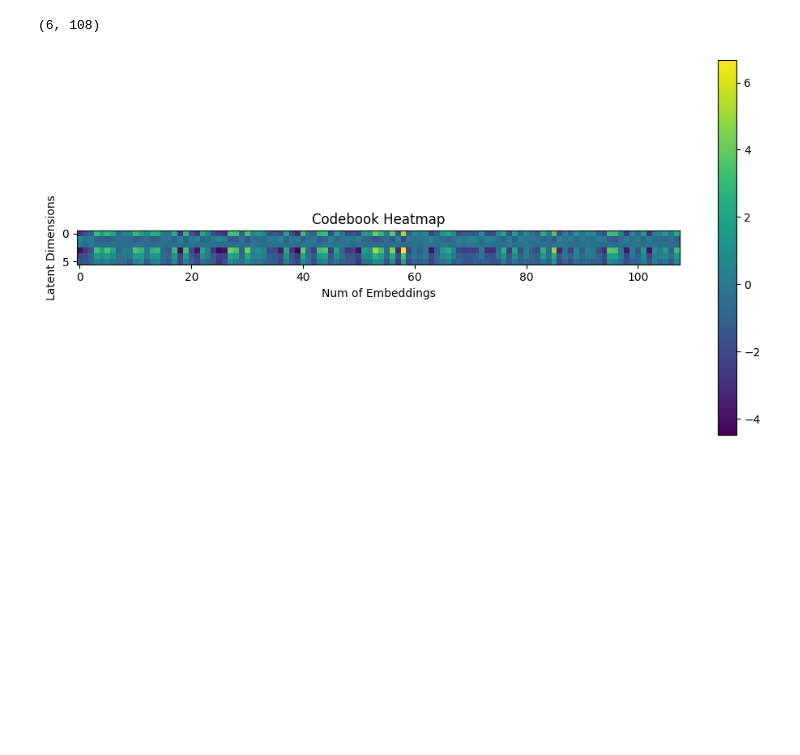
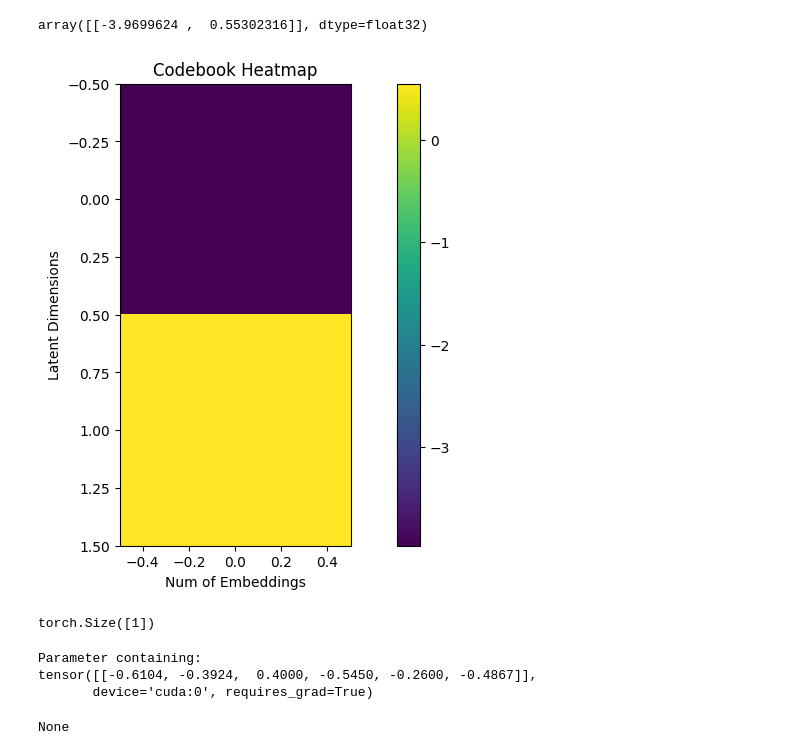
Before and after one commit to AnisKadri/VAE, a Jupyter notebook: Untitled3.ipynb, the cells around one changed output. Drawn from its saved outputs; the diff is of its cells as text; code cells hidden in the pictures; blank space fills up the shorter version.

```diff
--- a/Untitled3.ipynb
+++ b/Untitled3.ipynb
@@ -544,7 +629,7 @@ def train(model, train_loader, criterion, optimizer, device, epoch, VQ = True):
         optimizer.zero_grad()
 
         if VQ:
-            x_rec, loss, mu, logvar = model(data)
+            x_rec, loss, mu, logvar, mu_rec, logvar_rec = model(data)
         else:
 #             x_rec, mu, logvar = model(data)
             x_rec, mu, logvar = sample_mean(model, data, 10)
@@ -569,7 +654,7 @@ def train(model, train_loader, criterion, optimizer, device, epoch, VQ = True):
 # %%
 ### Init Model
 latent_dims = 6 # 6 # 17
-L= 32# 39 #32
+L= 1440# 39 #32
 device = 'cuda' if torch.cuda.is_available() else 'cpu'
 
 # v = vae(n_channels, L, latent_dims)
@@ -590,8 +675,8 @@ v = VQ_MST_VAE(n_channels = n_channels,
                             v_quantizer = VQ_Quantizer,
                             L=L,
                             slope = 0,
-                            first_kernel = 20, #11, #20
-                            commit_loss = 10,
+                            first_kernel = 60, #11, #20
+                            commit_loss = 0.25,
                             modified=True,
                             reduction = True) #10 5
 enc = MST_VAE_Encoder_dist(     n_channels,
@@ -745,7 +879,7 @@ def plot_heatmap(ax_heatmap, codebook):
     return heatmap
 def create_heatmap(codebook):
     fig, ax_heatmap = plt.subplots(figsize=(12, 6), dpi=100)
-    heatmap = plot_heatmap(ax_heatmap, codebook)
+    heatmap = plot_heatmap(ax_heatmap, codebook.T)
 #     heatmap_canvas = FigureCanvasTkAgg(fig, master=heatmap_frame)
 #     heatmap_canvas.draw()
 #     heatmap_canvas.get_tk_widget().pack(fill="both", expand=True)
@@ -757,8 +891,8 @@ def create_heatmap(codebook):
 # %%
 from matplotlib.figure import Figure
 codebook = v.quantizer._embedding.weight.cpu().detach().numpy()
 heatmap = create_heatmap(codebook)
-codebook.shape
+codebook
 # %% [output]
-(6, 108)
+array([[-3.9699624 ,  0.55302316]], dtype=float32)
-[figure, old version]
+[figure, new version]
@@ -764,0 +903,14 @@ codebook.shape
+# %%
+torch.argmin(torch.cdist(a, b, p=2), dim=1).shape
+# %% [output]
+torch.Size([1])
+# %%
+v.quantizer._embedding.weight
+# %% [output]
+Parameter containing:
+tensor([[-0.6104, -0.3924,  0.4000, -0.5450, -0.2600, -0.4867]],
+       device='cuda:0', requires_grad=True)
+# %%
+print(v.quantizer._embedding.weight.grad)
+# %% [output]
+None
```
Also changed, not shown: parts of 12 cells of this notebook.
